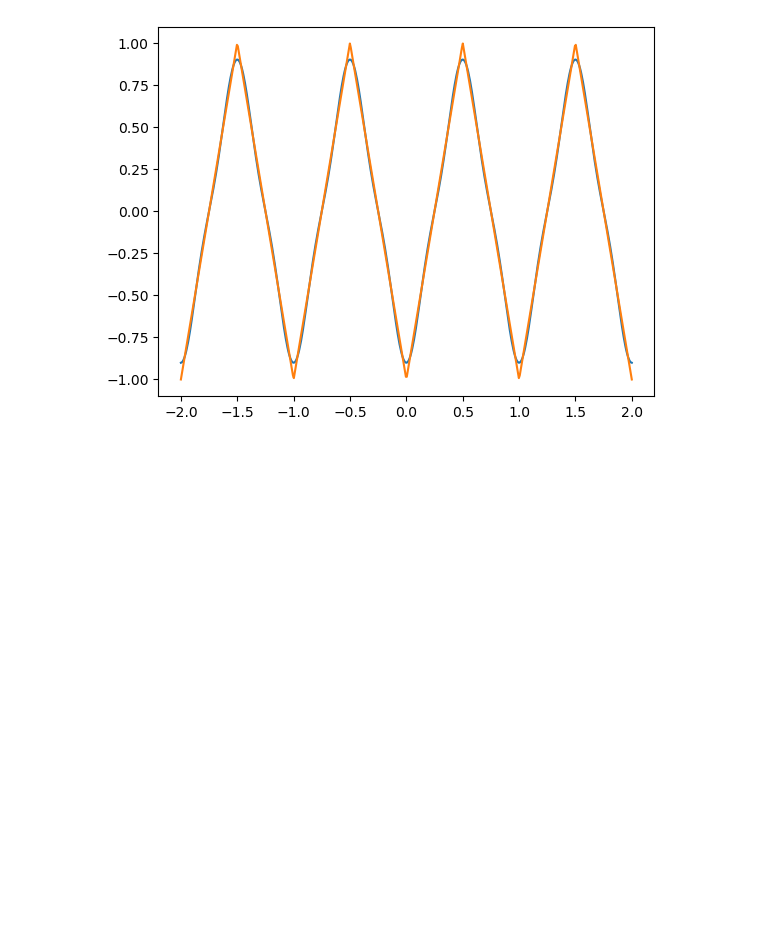
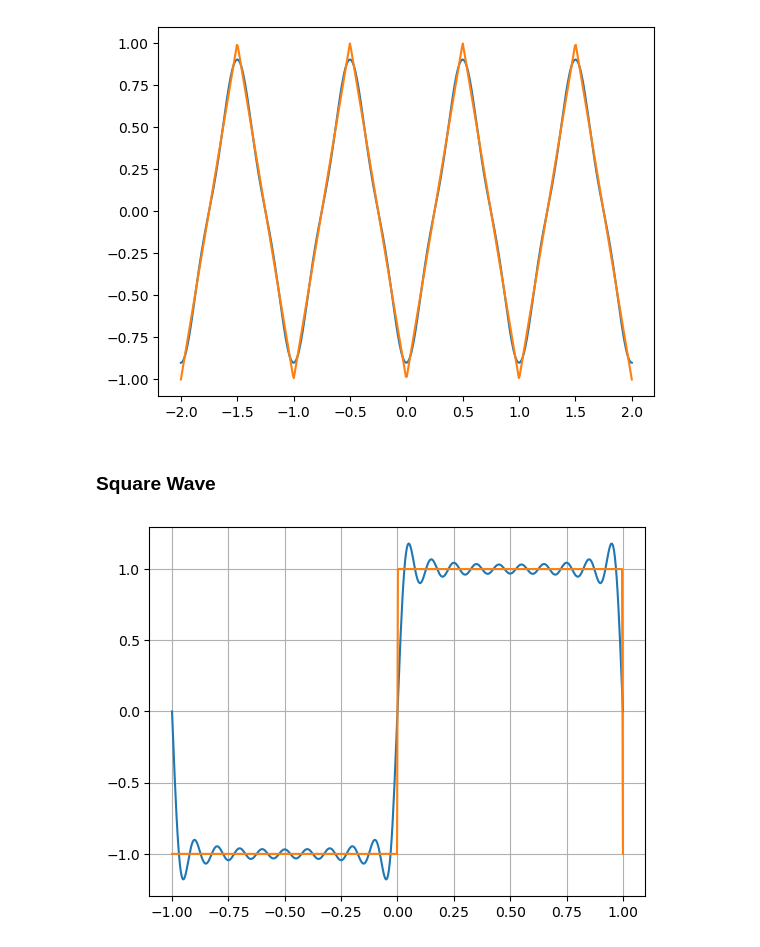
Before and after one commit to UBCMath/MATH316, a Jupyter notebook: fourier.ipynb, the cells around one changed output. Cells and saved outputs as stored; diff of their text form; code cells hidden in the pictures; blank space fills up the shorter version.

```diff
--- a/fourier.ipynb
+++ b/fourier.ipynb
@@ -76,3 +198,18 @@ plt.plot(x,f(x))
 plt.show()
 # %% [output]
 [figure]
+# %% [markdown]
+### Square Wave
+# %%
+f = lambda x: sps.square(np.pi*x)
+L = 1
+N = 20
+a0,a,b = fourier(f,L,N)
+x = np.linspace(-L,L,500)
+y = fouriersum(a0,a,b,x,L)
+plt.plot(x,y)
+plt.plot(x,f(x))
+plt.grid(True)
+plt.show()
+# %% [output]
+[figure, added]
```
Also changed, not shown: parts of 29 cells of this notebook, 9 other files.
